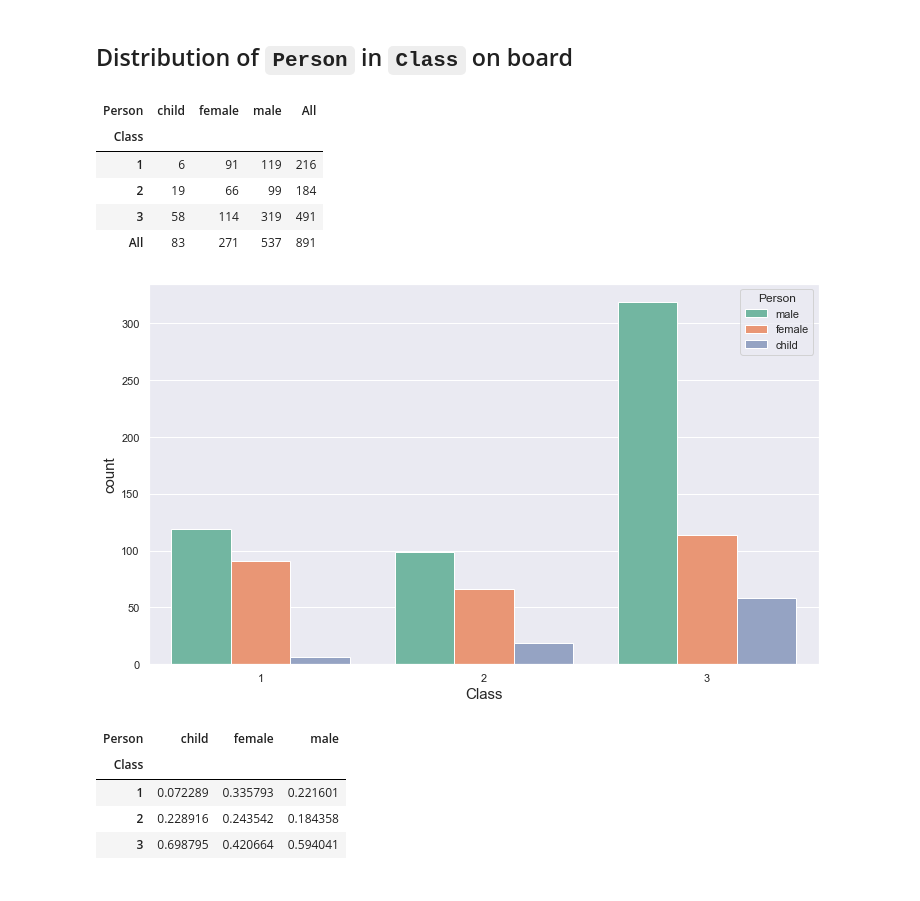
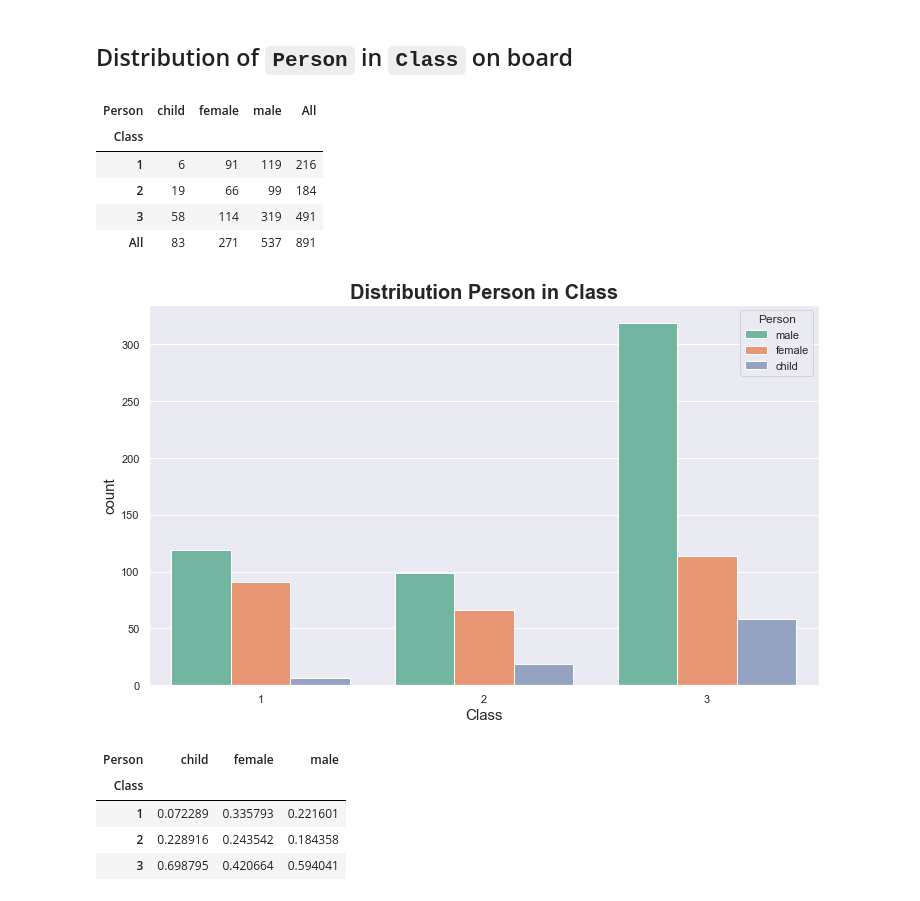
Before and after one commit to enricogoerlitz/Data-Analysis, a Jupyter notebook: 01_Titanic_Hello_World/notebook/notebook1.ipynb, the cells around one changed output. Cells and saved outputs as stored; diff of their text form; code cells hidden in the pictures.

```diff
--- a/01_Titanic_Hello_World/notebook/notebook1.ipynb
+++ b/01_Titanic_Hello_World/notebook/notebook1.ipynb
@@ -350,18 +346,18 @@ Name: Person, dtype: int64
 # %% [markdown]
 ## Distribution of `Person` in `Class` on board
 # %%
-sns.countplot(x=CLASS, data=df_cleaned, hue=PERSON)
-df_class_person_pvt_mar = df_cleaned.pivot_table(index=CLASS, columns=PERSON, values=PASSENGER_ID, aggfunc=len, margins=True)
-df_class_person_pvt = df_cleaned.pivot_table(index=CLASS, columns=PERSON, values=PASSENGER_ID, aggfunc=len)
+sns.countplot(x=CLASS, data=df_cleaned, hue=PERSON).set(title="Distribution Person in Class")
+df_class_person_pvt_mar = df_cleaned.pivot_table(index=CLASS, columns=PERSON, values=PASSENGER_ID, aggfunc="count", margins=True)
+df_class_person_pvt = df_cleaned.pivot_table(index=CLASS, columns=PERSON, values=PASSENGER_ID, aggfunc="count")
 df_class_person_pvt_mar
 # %% [output]
 | Person | child | female | male | All |
 | Class |  |  |  |  |
 | 1 | 6 | 91 | 119 | 216 |
 | 2 | 19 | 66 | 99 | 184 |
 | 3 | 58 | 114 | 319 | 491 |
 | All | 83 | 271 | 537 | 891 |
-[figure, old version]
+[figure, new version]
 # %%
 # prop of sex in each class
 con_table_class_person = df_class_person_pvt / df_class_person_pvt.sum()
```
Also changed, not shown: parts of 55 cells of this notebook.
